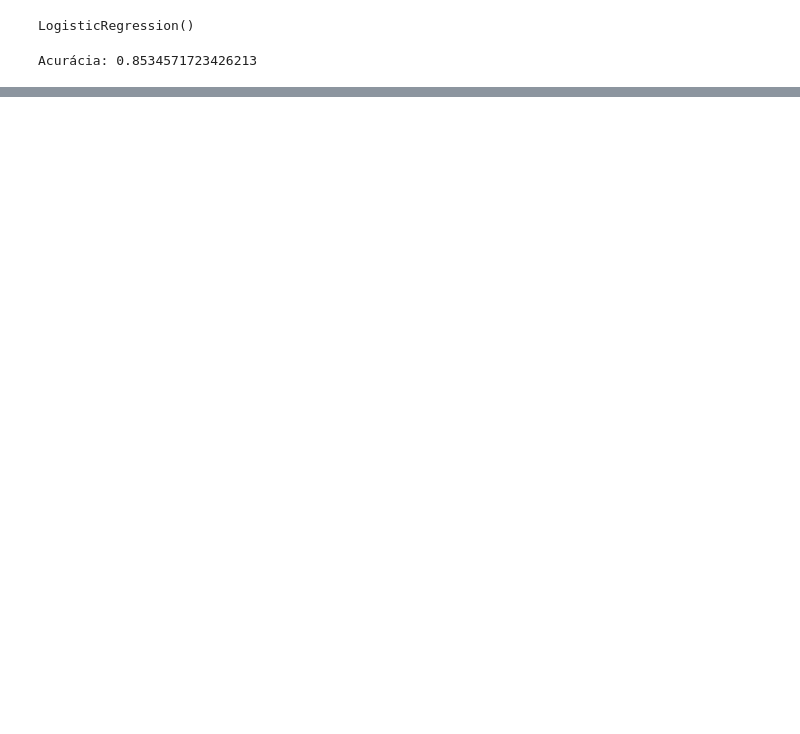
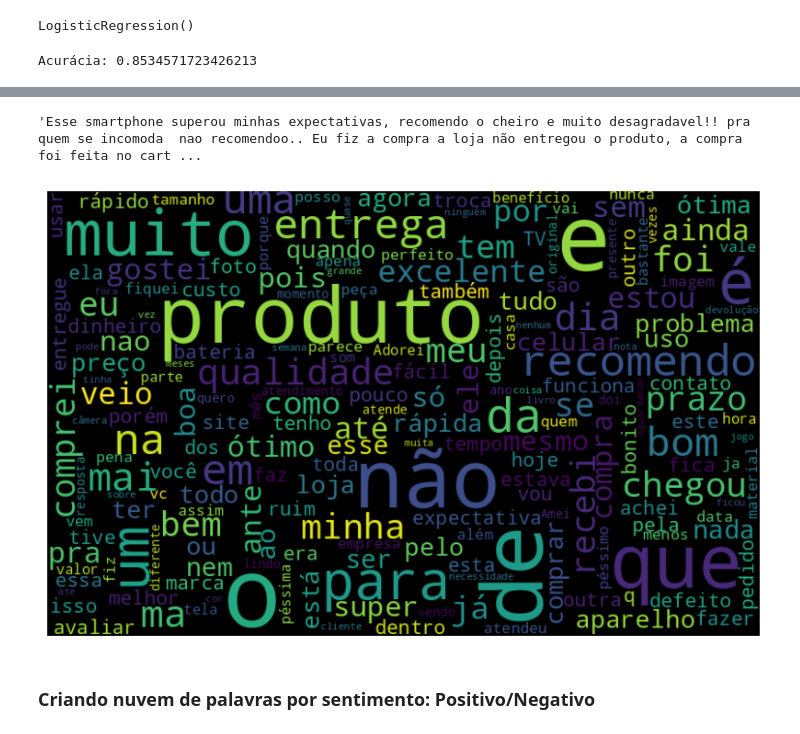
Before and after one commit to vinelouzada/nlp, a Jupyter notebook: NLP_Estudos.ipynb, the cells around one changed output, grey strips where cells are left out. Drawn from its saved outputs; the diff is of its cells as text; code cells hidden in the pictures; blank space fills up the shorter version.

Commit message:
feat: nuvem de palavras e analises

```diff
--- a/NLP_Estudos.ipynb
+++ b/NLP_Estudos.ipynb
@@ -106,0 +133,18 @@ Acurácia: 0.8534571723426213
+# %%
+todas_as_palavras = ' '.join([texto for texto in df.avaliacao])
+todas_as_palavras # junta tudo em texto corrido
+# %% [output]
+'Esse smartphone superou minhas expectativas, recomendo o cheiro e muito desagradavel!! pra quem se incomoda  nao recomendoo.. Eu fiz a compra a loja não entregou o produto, a compra foi feita no cart ...
+# %%
+nuvem_de_palavras = WordCloud(width=800, height=500, max_font_size=110, collocations=False).generate(todas_as_palavras)
+# %%
+import matplotlib.pyplot as plt
+
+plt.figure(figsize=(10,7))
+plt.imshow(nuvem_de_palavras, interpolation='bilinear')
+plt.axis('off')
+plt.show()
+# %% [output]
+[figure, added]
+# %% [markdown]
+### Criando nuvem de palavras por sentimento: Positivo/Negativo
```
Also changed, not shown: parts of 15 cells of this notebook.
